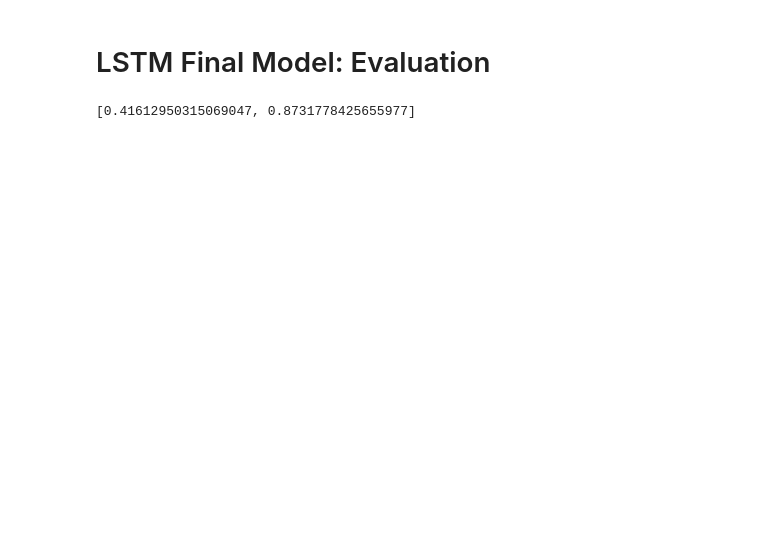
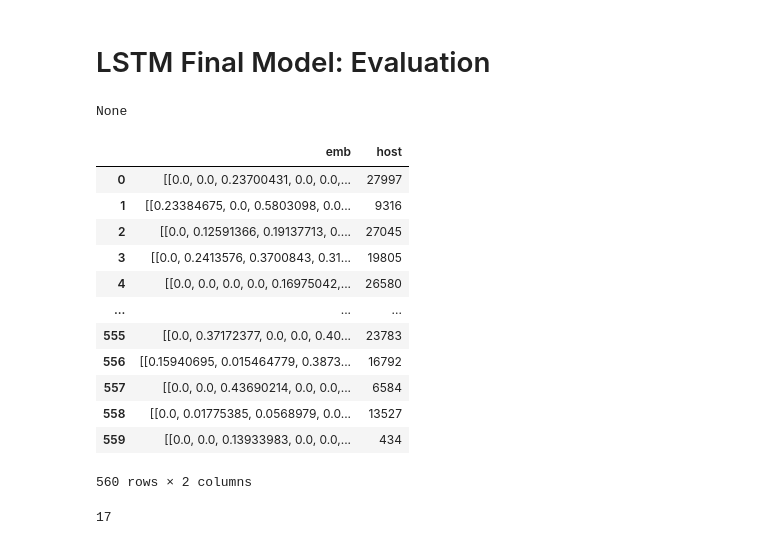
Before and after one commit to Ourshanabi/Altegrad_classif, a Jupyter notebook: frenchdomain_long.ipynb, the cells around one changed output. Drawn from its saved outputs; the diff is of its cells as text; code cells hidden in the pictures; blank space fills up the shorter version.

```diff
--- a/frenchdomain_long.ipynb
+++ b/frenchdomain_long.ipynb
@@ -806,11 +834,7 @@ Epoch 4/100
 # %% [markdown]
 # LSTM Final Model: Evaluation
-# %%
-num_sequences_val = len(df_test['emb'].to_list())
-batch_size_val = 4
-batches_per_epoch_val = 343
-assert batch_size_val * batches_per_epoch_val == num_sequences_val
-num_features= 768
-model.evaluate_generator(val_generator(df_test), steps= batches_per_epoch_val)
-# %% [output]
-[0.41612950315069047, 0.8731778425655977]
+# %%
+latest = tf.train.latest_checkpoint("/lstm_save/")
+print(latest)
+# %% [output]
+None
@@ -816,0 +843,20 @@ model.evaluate_generator(val_generator(df_test), steps= batches_per_epoch_val)
+# %%
+df_test
+# %% [output]
+|  | emb | host |
+| 0 | [[0.0, 0.0, 0.23700431, 0.0, 0.0,... | 27997 |
+| 1 | [[0.23384675, 0.0, 0.5803098, 0.0... | 9316 |
+| 2 | [[0.0, 0.12591366, 0.19137713, 0.... | 27045 |
+| 3 | [[0.0, 0.2413576, 0.3700843, 0.31... | 19805 |
+| 4 | [[0.0, 0.0, 0.0, 0.0, 0.16975042,... | 26580 |
+| ... | ... | ... |
+| 555 | [[0.0, 0.37172377, 0.0, 0.0, 0.40... | 23783 |
+| 556 | [[0.15940695, 0.015464779, 0.3873... | 16792 |
+| 557 | [[0.0, 0.0, 0.43690214, 0.0, 0.0,... | 6584 |
+| 558 | [[0.0, 0.01775385, 0.0568979, 0.0... | 13527 |
+| 559 | [[0.0, 0.0, 0.13933983, 0.0, 0.0,... | 434 |
+560 rows × 2 columns
+# %%
+i
+# %% [output]
+17
```
Also changed, not shown: parts of 13 cells of this notebook, 4 other files.
